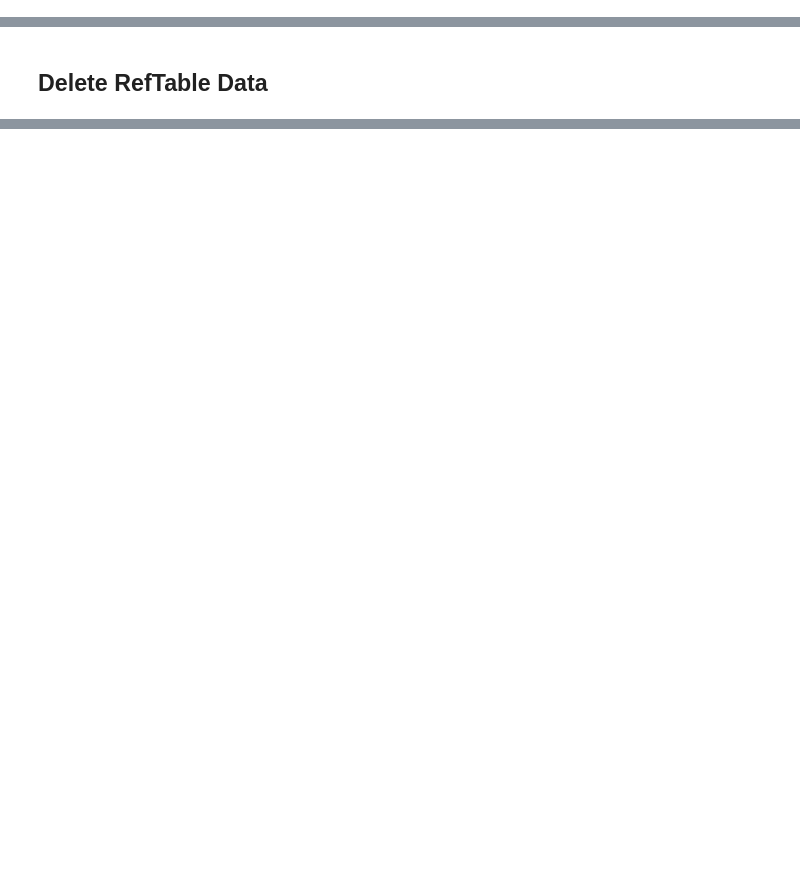
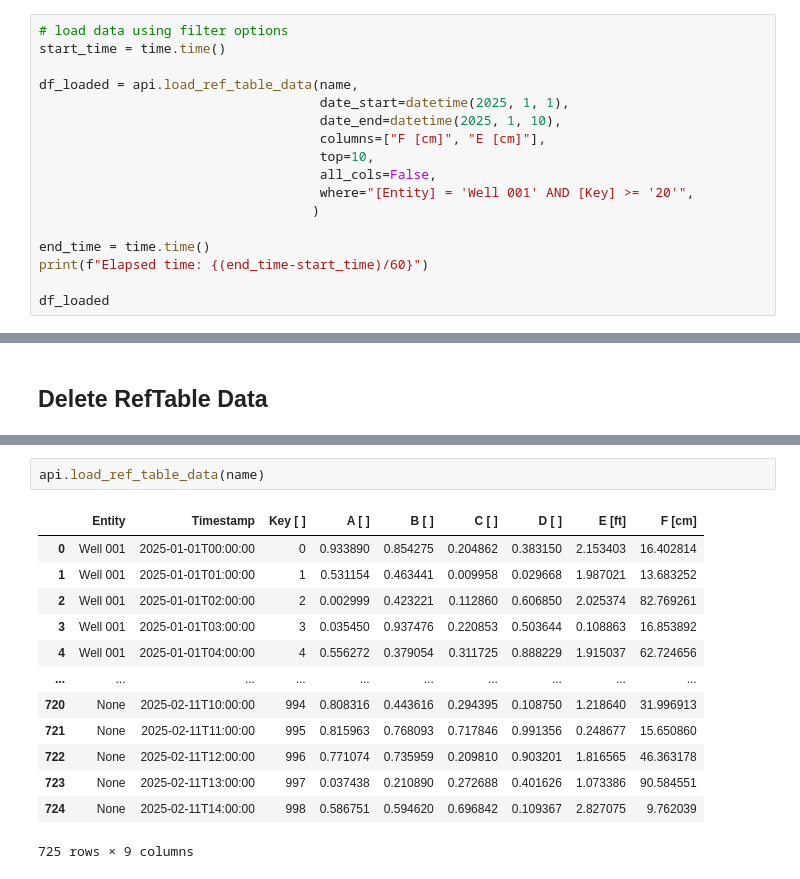
Before and after one commit to Datagration/petrovisor-python-api, a Jupyter notebook: examples/reference_tables.ipynb, the cells around one changed output, grey strips where cells are left out. Drawn from its saved outputs; the diff is of its cells as text; blank space fills up the shorter version.

```diff
--- a/examples/reference_tables.ipynb
+++ b/examples/reference_tables.ipynb
@@ -177,0 +235,17 @@ Elapsed time: 0.007588982582092285
+# %%
+# load data using filter options
+start_time = time.time()
+
+df_loaded = api.load_ref_table_data(name,
+                                    date_start=datetime(2025, 1, 1),
+                                    date_end=datetime(2025, 1, 10),
+                                    columns=["F [cm]", "E [cm]"],
+                                    top=10,
+                                    all_cols=False,
+                                    where="[Entity] = 'Well 001' AND [Key] >= '20'",
+                                   )
+
+end_time = time.time()
+print(f"Elapsed time: {(end_time-start_time)/60}")
+
+df_loaded
@@ -183,0 +278,16 @@ api.delete_ref_table_data(name)
+# %%
+api.load_ref_table_data(name)
+# %% [output]
+|  | Entity | Timestamp | Key [ ] | A [ ] | B [ ] | C [ ] | D [ ] | E [ft] | F [cm] |
+| 0 | Well 001 | 2025-01-01T00:00:00 | 0 | 0.933890 | 0.854275 | 0.204862 | 0.383150 | 2.153403 | 16.402814 |
+| 1 | Well 001 | 2025-01-01T01:00:00 | 1 | 0.531154 | 0.463441 | 0.009958 | 0.029668 | 1.987021 | 13.683252 |
+| 2 | Well 001 | 2025-01-01T02:00:00 | 2 | 0.002999 | 0.423221 | 0.112860 | 0.606850 | 2.025374 | 82.769261 |
+| 3 | Well 001 | 2025-01-01T03:00:00 | 3 | 0.035450 | 0.937476 | 0.220853 | 0.503644 | 0.108863 | 16.853892 |
+| 4 | Well 001 | 2025-01-01T04:00:00 | 4 | 0.556272 | 0.379054 | 0.311725 | 0.888229 | 1.915037 | 62.724656 |
+| ... | ... | ... | ... | ... | ... | ... | ... | ... | ... |
+| 720 | None | 2025-02-11T10:00:00 | 994 | 0.808316 | 0.443616 | 0.294395 | 0.108750 | 1.218640 | 31.996913 |
+| 721 | None | 2025-02-11T11:00:00 | 995 | 0.815963 | 0.768093 | 0.717846 | 0.991356 | 0.248677 | 15.650860 |
+| 722 | None | 2025-02-11T12:00:00 | 996 | 0.771074 | 0.735959 | 0.209810 | 0.903201 | 1.816565 | 46.363178 |
+| 723 | None | 2025-02-11T13:00:00 | 997 | 0.037438 | 0.210890 | 0.272688 | 0.401626 | 1.073386 | 90.584551 |
+| 724 | None | 2025-02-11T14:00:00 | 998 | 0.586751 | 0.594620 | 0.696842 | 0.109367 | 2.827075 | 9.762039 |
+725 rows × 9 columns
```
Also changed, not shown: parts of 21 cells of this notebook.
